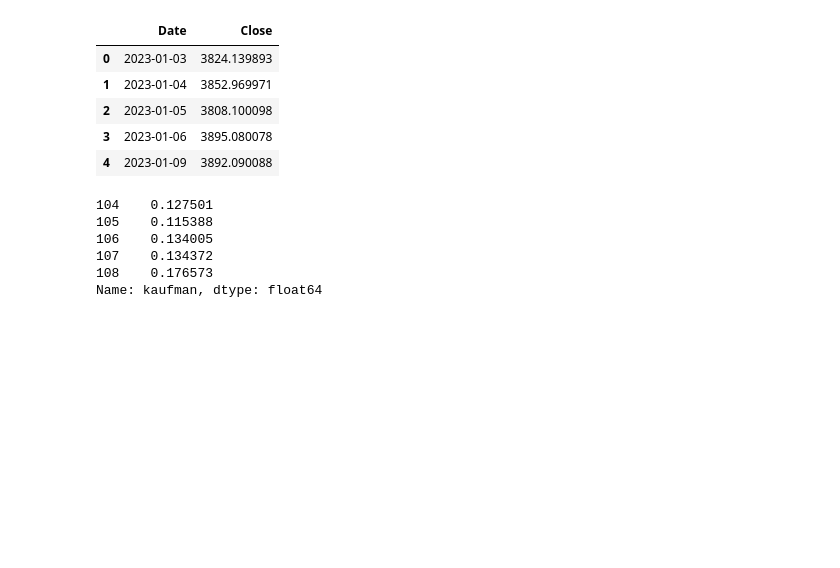
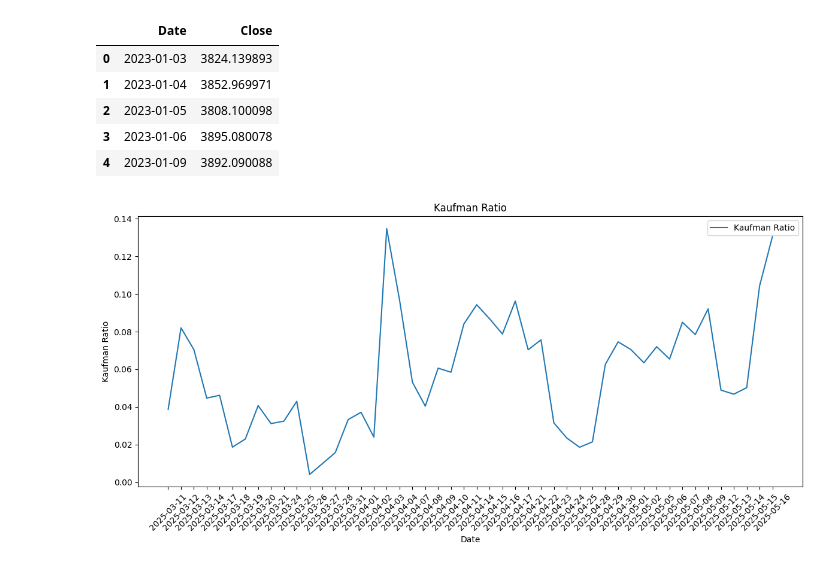
Before and after one commit to a4kulshr/quantaco, a Jupyter notebook: variance test.ipynb, the cells around one changed output. Cells and saved outputs as stored; diff of their text form; code cells hidden in the pictures; blank space fills up the shorter version.

```diff
--- a/variance test.ipynb
+++ b/variance test.ipynb
@@ -40,22 +40,27 @@ riskfree_df.head()
 # %%
 returns = return_df['Close'].pct_change().dropna()
 return_df['Log_Return'] = np.log(return_df['Close'] / return_df['Close'].shift(1))
 return_df = return_df.dropna(subset=['Log_Return'])
 
 def kaufman_ratio(prices, window = 100):
     signal = prices.diff(window).abs()
     noise = prices.diff().abs().rolling(window).sum()
 
     er = signal / noise
     return er
 
 return_df['kaufman'] = kaufman_ratio(return_df['Close'], window=100)
 return_df = return_df.dropna(subset=['kaufman'])
-return_df['kaufman'].head()
+
+#plot return_df['kaufman'])
+plt.figure(figsize=(12, 6))
+plt.plot(return_df['Date'], return_df['kaufman'], label='Kaufman Ratio')
+plt.title('Kaufman Ratio')
+plt.xlabel('Date')
+plt.ylabel('Kaufman Ratio')
+plt.xticks(rotation=45)
+plt.legend()
+plt.tight_layout()
+plt.show()
 # %% [output]
-104    0.127501
-105    0.115388
-106    0.134005
-107    0.134372
-108    0.176573
-Name: kaufman, dtype: float64
+[figure, added]
```
Also changed, not shown: parts of 4 cells of this notebook.
